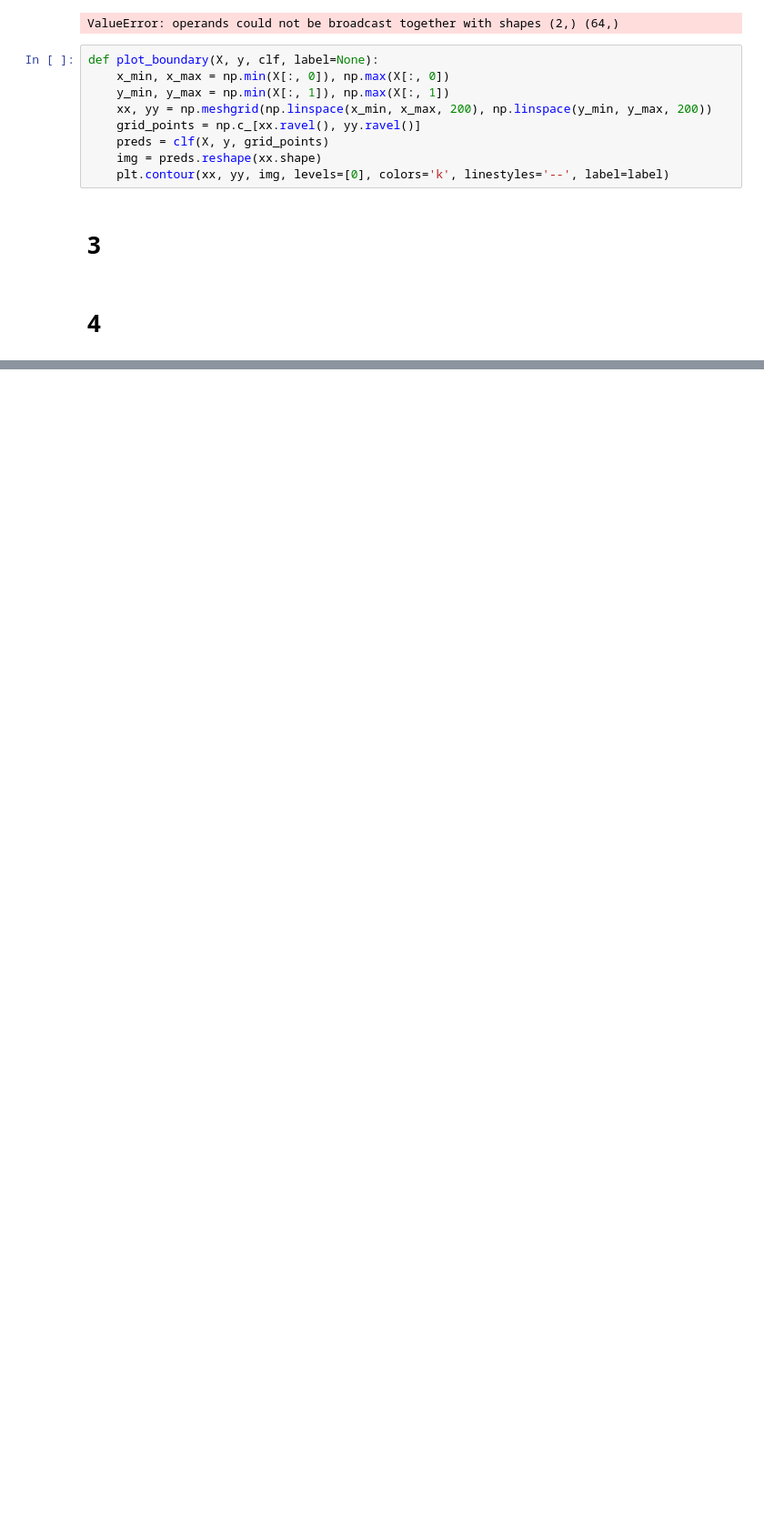
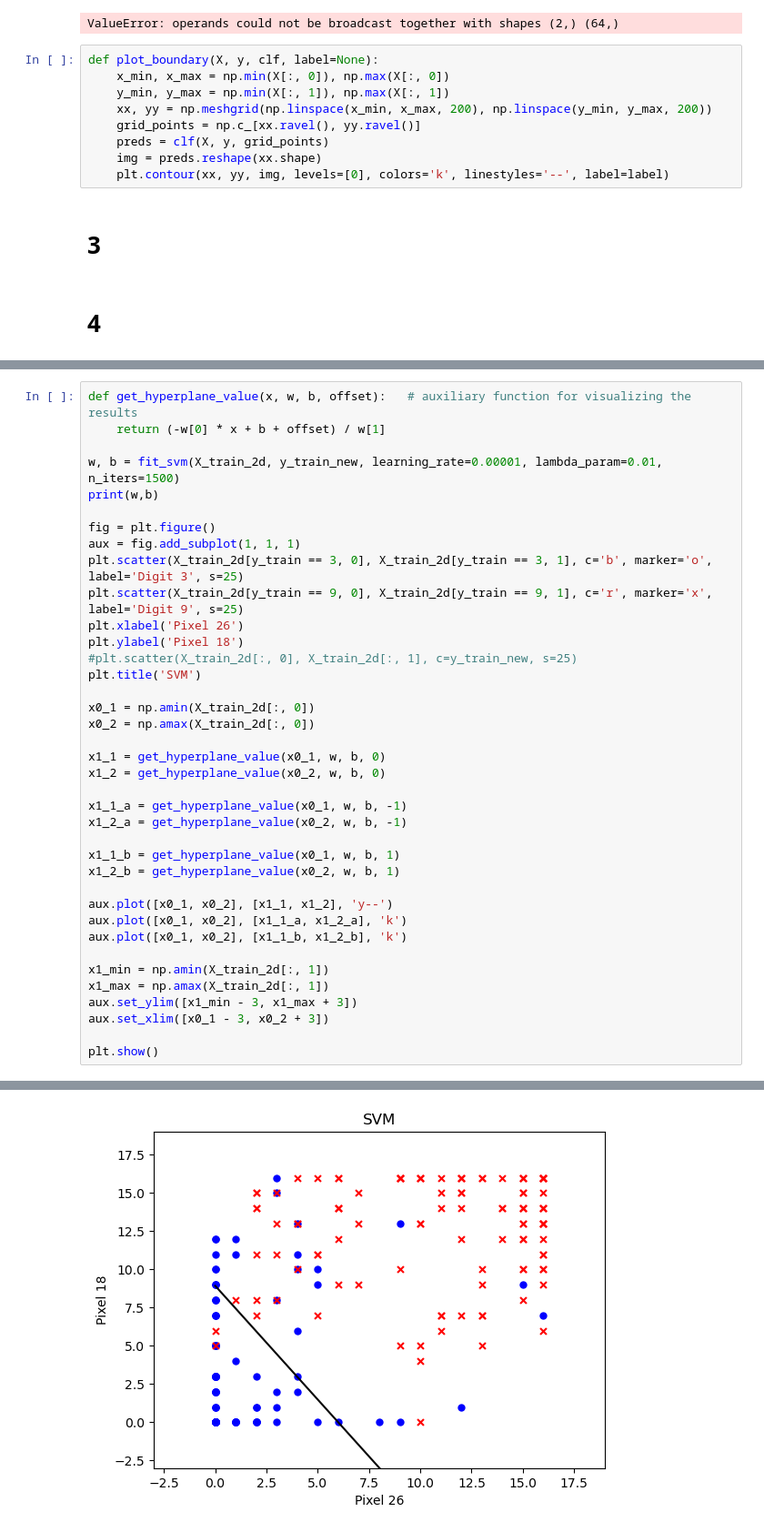
Before and after one commit to HenriSmidt/MLE, a Jupyter notebook: 1/1.ipynb, the cells around one changed output, grey strips where cells are left out. Shown: that part at 91% size. Drawn from its saved outputs; the diff is of its cells as text; blank space fills up the shorter version.

```diff
--- a/1/1.ipynb
+++ b/1/1.ipynb
@@ -257,0 +243,39 @@ def fit_svm(training_features, training_labels, lam=1.0, lr=0.1, max_iter=1000,
+# %%
+def get_hyperplane_value(x, w, b, offset):   # auxiliary function for visualizing the results
+    return (-w[0] * x + b + offset) / w[1]
+
+w, b = fit_svm(X_train_2d, y_train_new, learning_rate=0.00001, lambda_param=0.01, n_iters=1500)
+print(w,b)
+
+fig = plt.figure()
+aux = fig.add_subplot(1, 1, 1)
+plt.scatter(X_train_2d[y_train == 3, 0], X_train_2d[y_train == 3, 1], c='b', marker='o', label='Digit 3', s=25)
+plt.scatter(X_train_2d[y_train == 9, 0], X_train_2d[y_train == 9, 1], c='r', marker='x', label='Digit 9', s=25)
+plt.xlabel('Pixel 26')
+plt.ylabel('Pixel 18')
+#plt.scatter(X_train_2d[:, 0], X_train_2d[:, 1], c=y_train_new, s=25)
+plt.title('SVM')
+
+x0_1 = np.amin(X_train_2d[:, 0])
+x0_2 = np.amax(X_train_2d[:, 0])
+
+x1_1 = get_hyperplane_value(x0_1, w, b, 0)
+x1_2 = get_hyperplane_value(x0_2, w, b, 0)
+
+x1_1_a = get_hyperplane_value(x0_1, w, b, -1)
+x1_2_a = get_hyperplane_value(x0_2, w, b, -1)
+
+x1_1_b = get_hyperplane_value(x0_1, w, b, 1)
+x1_2_b = get_hyperplane_value(x0_2, w, b, 1)
+
+aux.plot([x0_1, x0_2], [x1_1, x1_2], 'y--')
+aux.plot([x0_1, x0_2], [x1_1_a, x1_2_a], 'k')
+aux.plot([x0_1, x0_2], [x1_1_b, x1_2_b], 'k')
+
+x1_min = np.amin(X_train_2d[:, 1])
+x1_max = np.amax(X_train_2d[:, 1])
+aux.set_ylim([x1_min - 3, x1_max + 3])
+aux.set_xlim([x0_1 - 3, x0_2 + 3])
+
+plt.show()
+# %% [output]
@@ -257,0 +283 @@ def fit_svm(training_features, training_labels, lam=1.0, lr=0.1, max_iter=1000,
+[figure, added]
```
Also changed, not shown: parts of 8 cells of this notebook.
